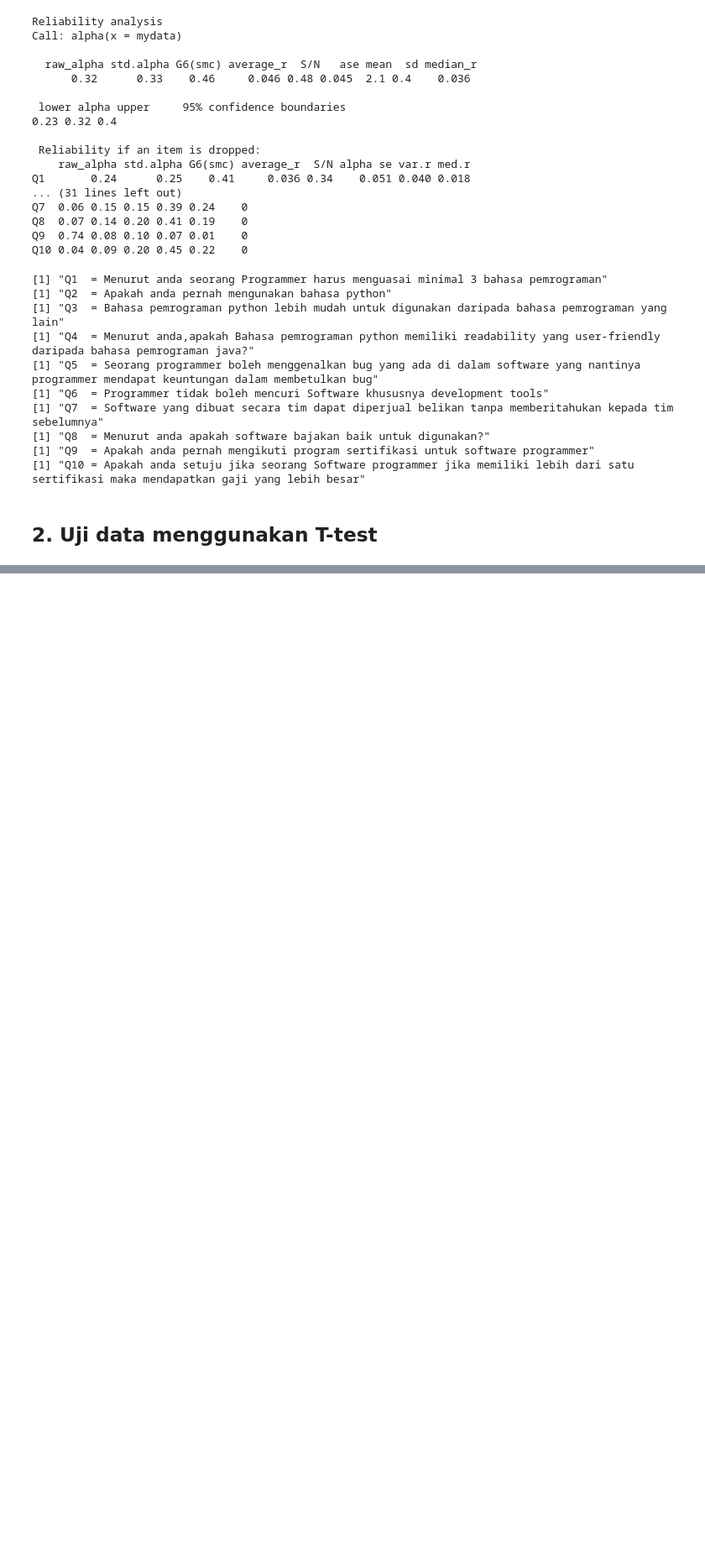
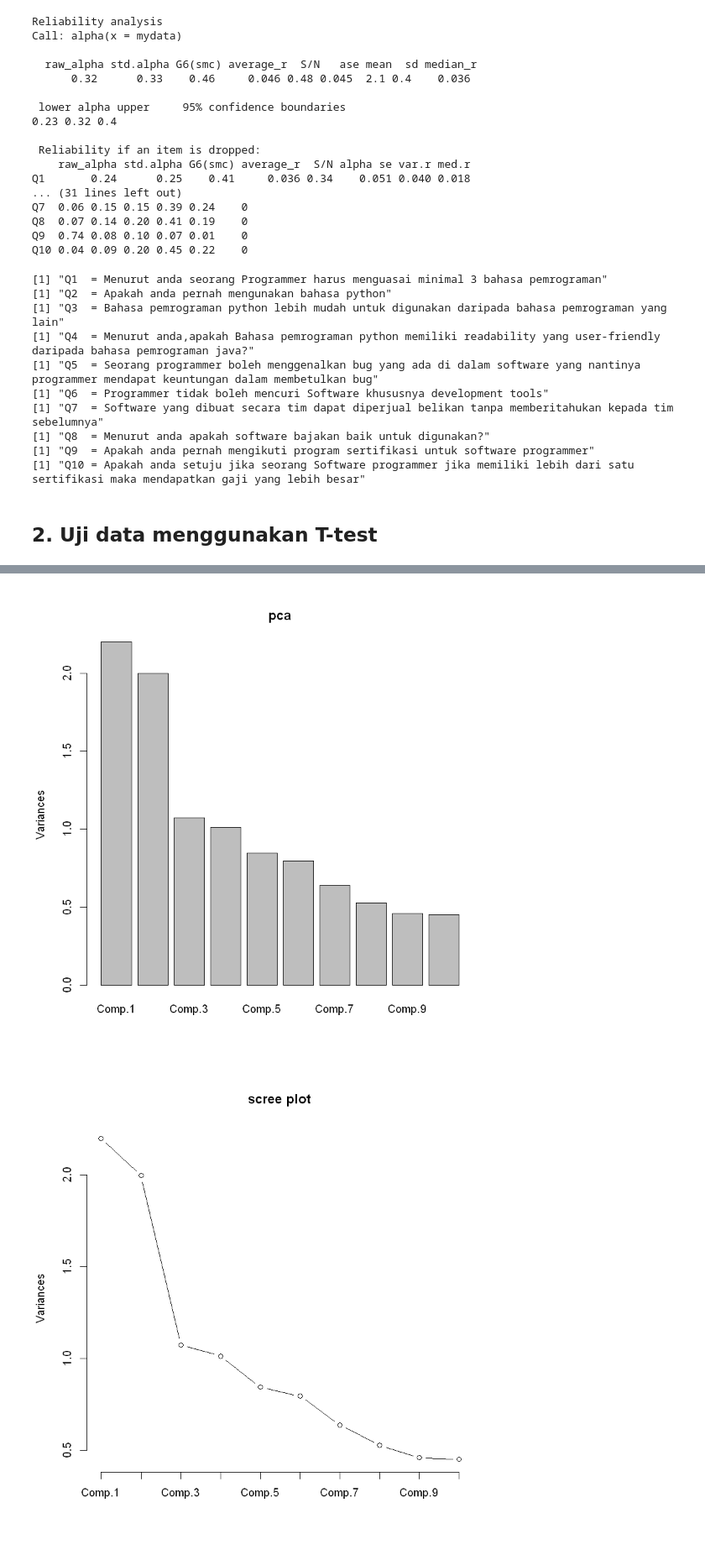
Before and after one commit to Farry-Rangian/Exploratory-Data-Analysis, a Jupyter notebook: Tugas-4-Uji-Data.ipynb, the cells around one changed output, grey strips where cells are left out. Shown at 84% size. Saved outputs shown, nothing was run; the diff lists cells and outputs as text; code cells hidden in the pictures; blank space fills up the shorter version.

```diff
--- a/Tugas-4-Uji-Data.ipynb
+++ b/Tugas-4-Uji-Data.ipynb
@@ -71,0 +213,2 @@ Q10 0.04 0.09 0.20 0.45 0.22    0
+# %%
+Q9=read.delim("clipboard")
@@ -71,0 +231,2 @@ Q10 0.04 0.09 0.20 0.45 0.22    0
+# %%
+Q10=read.delim("clipboard")
@@ -71,0 +279,3 @@ Q10 0.04 0.09 0.20 0.45 0.22    0
+# %%
+# Define Variables
+x <- cbind(Q1,Q2,Q3,Q4,Q5,Q6,Q7,Q8,Q9,Q10)
@@ -71,0 +315,3 @@ Q10 0.04 0.09 0.20 0.45 0.22    0
+# %%
+# Principal Component Analysis
+pca <-princomp(x, score=TRUE, cor=TRUE)
@@ -71,0 +339,7 @@ Q10 0.04 0.09 0.20 0.45 0.22    0
+# %%
+# Scree plot of eigenvalues
+plot(pca)
+screeplot(pca, type="line", main="scree plot")
+# %% [output]
+[figure, added]
+[figure, added]
```
Also changed, not shown: parts of 26 cells of this notebook.
